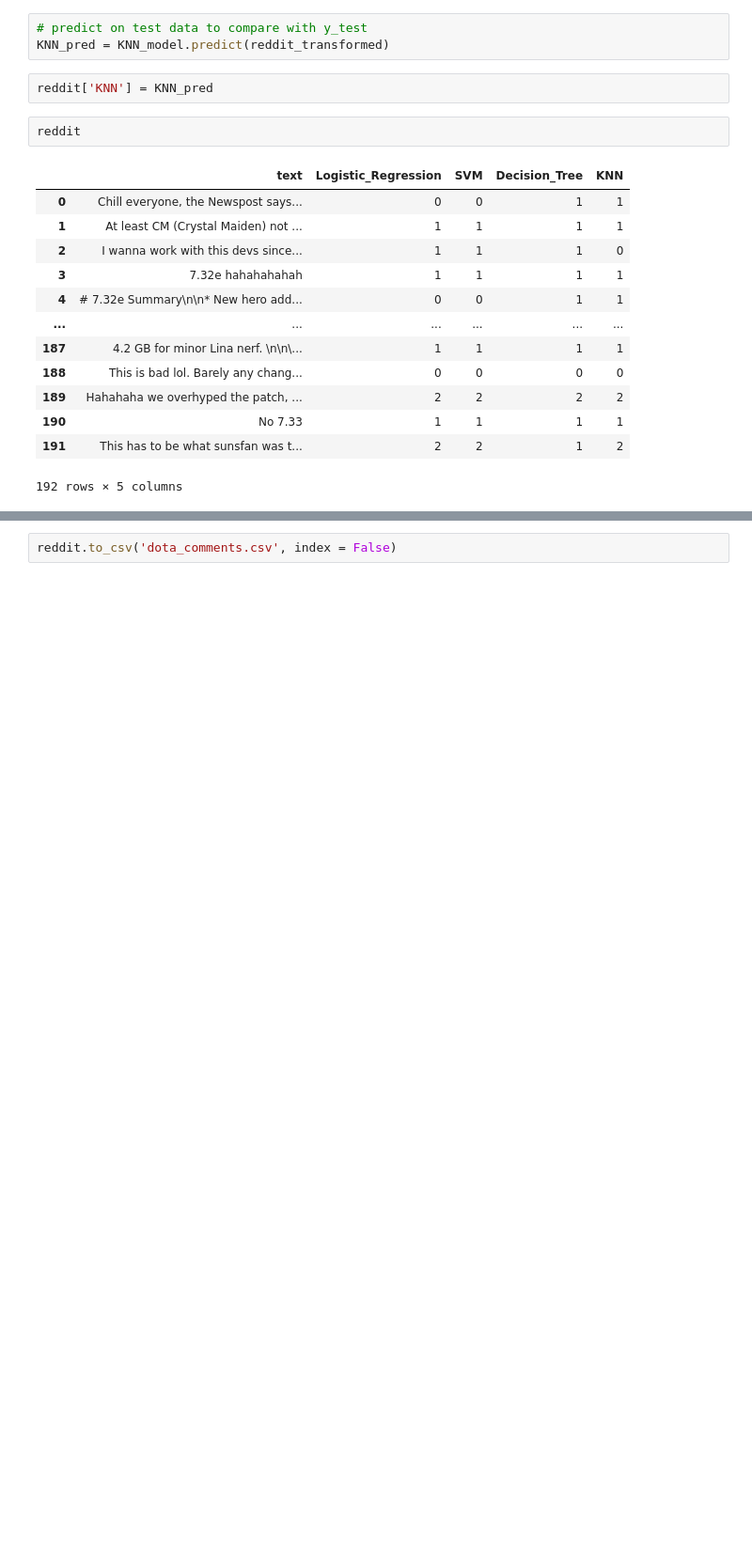
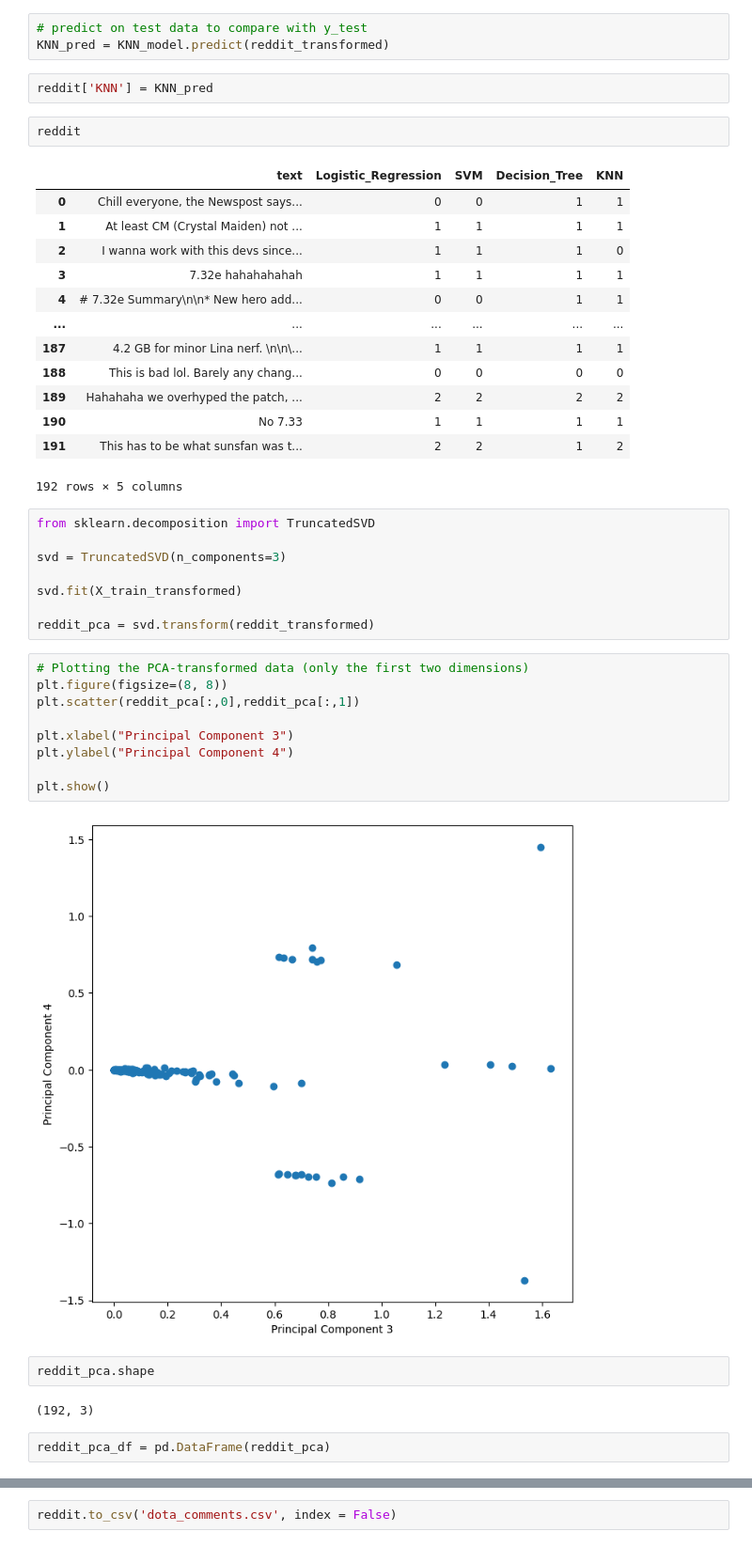
Before and after one commit to ntran119/GoEmotions_Brainstation_Cap, a Jupyter notebook: GoEmo_Week3.ipynb, the cells around one changed output, grey strips where cells are left out. Shown: that part at 94% size. Drawn from its saved outputs; the diff is of its cells as text; blank space fills up the shorter version.

Commit message:
Shiny
updated graphs and rendered comment table

```diff
--- a/GoEmo_Week3.ipynb
+++ b/GoEmo_Week3.ipynb
@@ -541,3 +541,28 @@ reddit
 | 190 | No 7.33 | 1 | 1 | 1 | 1 |
 | 191 | This has to be what sunsfan was t... | 2 | 2 | 1 | 2 |
 192 rows × 5 columns
+# %%
+from sklearn.decomposition import TruncatedSVD
+
+svd = TruncatedSVD(n_components=3)
+
+svd.fit(X_train_transformed)
+
+reddit_pca = svd.transform(reddit_transformed)
+# %%
+# Plotting the PCA-transformed data (only the first two dimensions)
+plt.figure(figsize=(8, 8))
+plt.scatter(reddit_pca[:,0],reddit_pca[:,1])
+
+plt.xlabel("Principal Component 3")
+plt.ylabel("Principal Component 4")
+
+plt.show()
+# %% [output]
+[figure, added]
+# %%
+reddit_pca.shape
+# %% [output]
+(192, 3)
+# %%
+reddit_pca_df = pd.DataFrame(reddit_pca)
```
Also changed, not shown: parts of 4 cells of this notebook, 5 other files.
